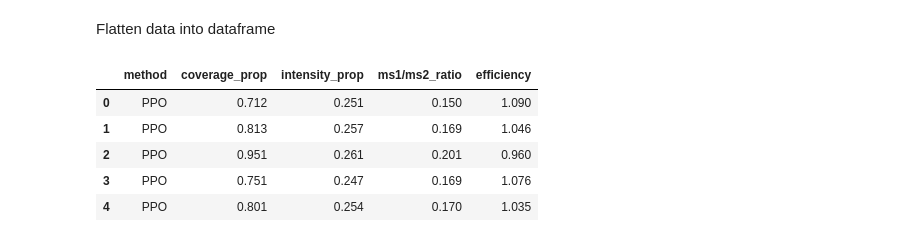
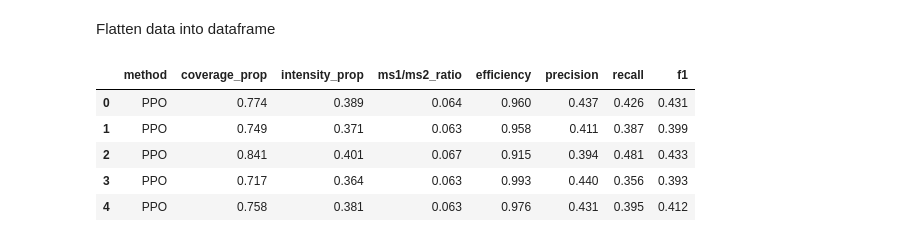
Before and after one commit to glasgowcompbio/vimms-gym, a Jupyter notebook: notebooks/simulated_chems/evaluation.ipynb, the cells around one changed output. Cells and saved outputs as stored; diff of their text form; code cells hidden in the pictures.

```diff
--- a/notebooks/simulated_chems/evaluation.ipynb
+++ b/notebooks/simulated_chems/evaluation.ipynb
@@ -169,17 +183,17 @@ for method in methods:
     print()
 
     if method == METHOD_PPO:
-        fname = os.path.join(in_dir, 'model_%s.zip' % method)
+        fname = os.path.join(in_dir, '%s_%s.zip' % (env_name, model_name))
         model = PPO.load(fname)
     elif method == METHOD_DQN:
-        fname = os.path.join(in_dir, 'model_%s.zip' % method)
+        fname = os.path.join(in_dir, '%s_%s.zip' % (env_name, model_name))
         model = DQN.load(fname)
     else:
         model = None
 
     episodic_results = run_method(env_name, copy_params, max_peaks, chem_list, method, out_dir,
                                   N=N, min_ms1_intensity=min_ms1_intensity, model=model,
-                                  print_eval=True, print_reward=False)
+                                  print_eval=True, print_reward=False, intensity_threshold=intensity_threshold)
     eval_results = [er.eval_res for er in episodic_results]
     method_eval_results[method] = eval_results
     print()
@@ -236,7 +250,7 @@ for i in range(len(chem_list)):
                       out_file='%s_%d.mzML' % (method, i), save_eval=True)
     env.run()
 
-    eval_res = evaluate(env)
+    eval_res = evaluate(env, intensity_threshold)
     eval_results.append(eval_res)
     print('Episode %d finished' % i)
     print(eval_res)
@@ -287,7 +306,7 @@ for i in range(len(chem_list)):
                       out_file='%s_%d.mzML' % (method, i), save_eval=True)
     env.run()
 
-    eval_res = evaluate(env)
+    eval_res = evaluate(env, intensity_threshold)
     eval_results.append(eval_res)
     print('Episode %d finished' % i)
     print(eval_res)
@@ -335,7 +359,7 @@ for i in range(len(chem_list)):
                       out_file='%s_%d.mzML' % (method, i), save_eval=True)
     env.run()
 
-    eval_res = evaluate(env)
+    eval_res = evaluate(env, intensity_threshold)
     eval_results.append(eval_res)
     print('Episode %d finished' % i)
     print(eval_res)
@@ -361,21 +390,30 @@ Flatten data into dataframe
 # %%
 data = []
 for method in method_eval_results:
     eval_results = method_eval_results[method]
     for eval_res in eval_results:
-        row = (method, float(eval_res['coverage_prop']), float(eval_res['intensity_prop']), float(eval_res['ms1/ms2 ratio']), float(eval_res['efficiency']))
+        row = (
+            method,
+            float(eval_res['coverage_prop']),
+            float(eval_res['intensity_prop']),
+            float(eval_res['ms1/ms2 ratio']),
+            float(eval_res['efficiency']),
+            float(eval_res['precision']),
+            float(eval_res['recall']),
+            float(eval_res['f1']),
+        )
         data.append(row)
 
-df = pd.DataFrame(data, columns=['method', 'coverage_prop', 'intensity_prop', 'ms1/ms2_ratio', 'efficiency'])
+df = pd.DataFrame(data, columns=['method', 'coverage_prop', 'intensity_prop', 'ms1/ms2_ratio', 'efficiency', 'precision', 'recall', 'f1'])
 # df.set_index('method', inplace=True)
 df.head()
 # %% [output]
-|  | method | coverage_prop | intensity_prop | ms1/ms2_ratio | efficiency |
-| 0 | PPO | 0.712 | 0.251 | 0.150 | 1.090 |
-| 1 | PPO | 0.813 | 0.257 | 0.169 | 1.046 |
-| 2 | PPO | 0.951 | 0.261 | 0.201 | 0.960 |
-| 3 | PPO | 0.751 | 0.247 | 0.169 | 1.076 |
-| 4 | PPO | 0.801 | 0.254 | 0.170 | 1.035 |
+|  | method | coverage_prop | intensity_prop | ms1/ms2_ratio | efficiency | precision | recall | f1 |
+| 0 | PPO | 0.774 | 0.389 | 0.064 | 0.960 | 0.437 | 0.426 | 0.431 |
+| 1 | PPO | 0.749 | 0.371 | 0.063 | 0.958 | 0.411 | 0.387 | 0.399 |
+| 2 | PPO | 0.841 | 0.401 | 0.067 | 0.915 | 0.394 | 0.481 | 0.433 |
+| 3 | PPO | 0.717 | 0.364 | 0.063 | 0.993 | 0.440 | 0.356 | 0.393 |
+| 4 | PPO | 0.758 | 0.381 | 0.063 | 0.976 | 0.431 | 0.395 | 0.412 |
 # %%
 sns.set_context("poster")
 # %%
```
Also changed, not shown: parts of 16 cells of this notebook, 15 other files.
